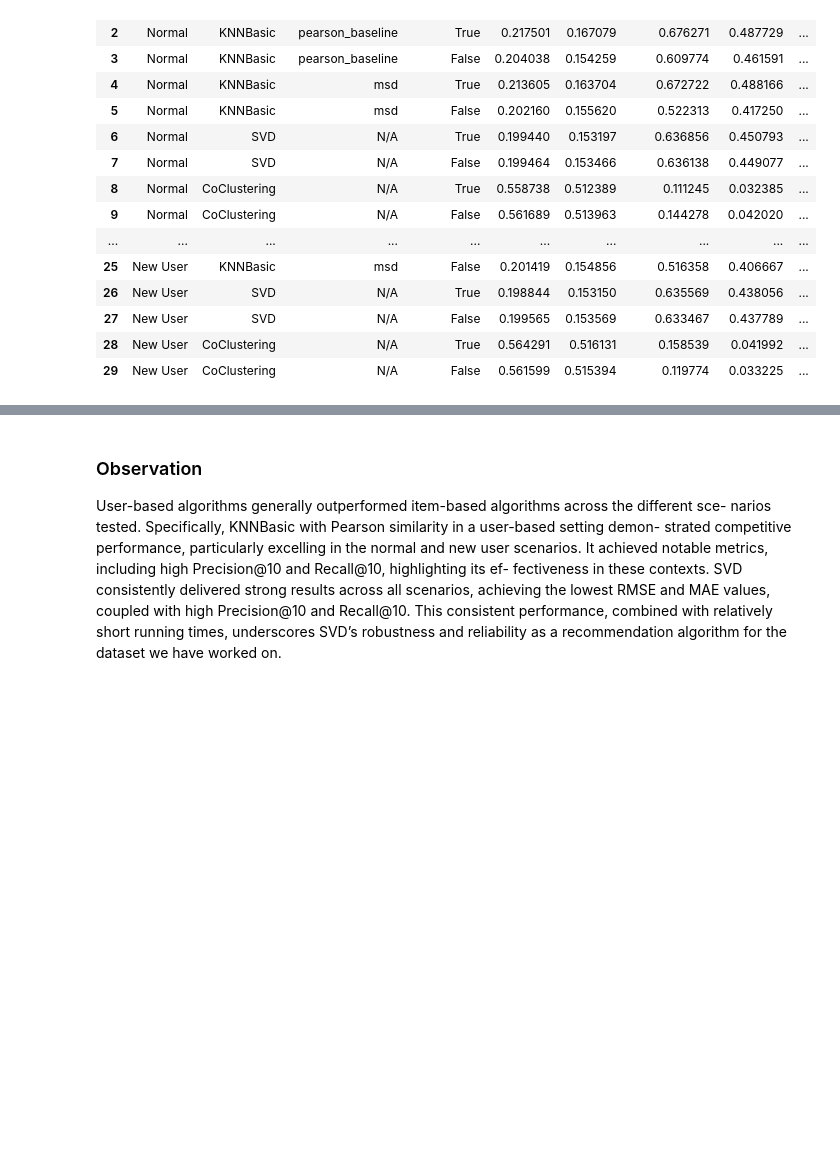
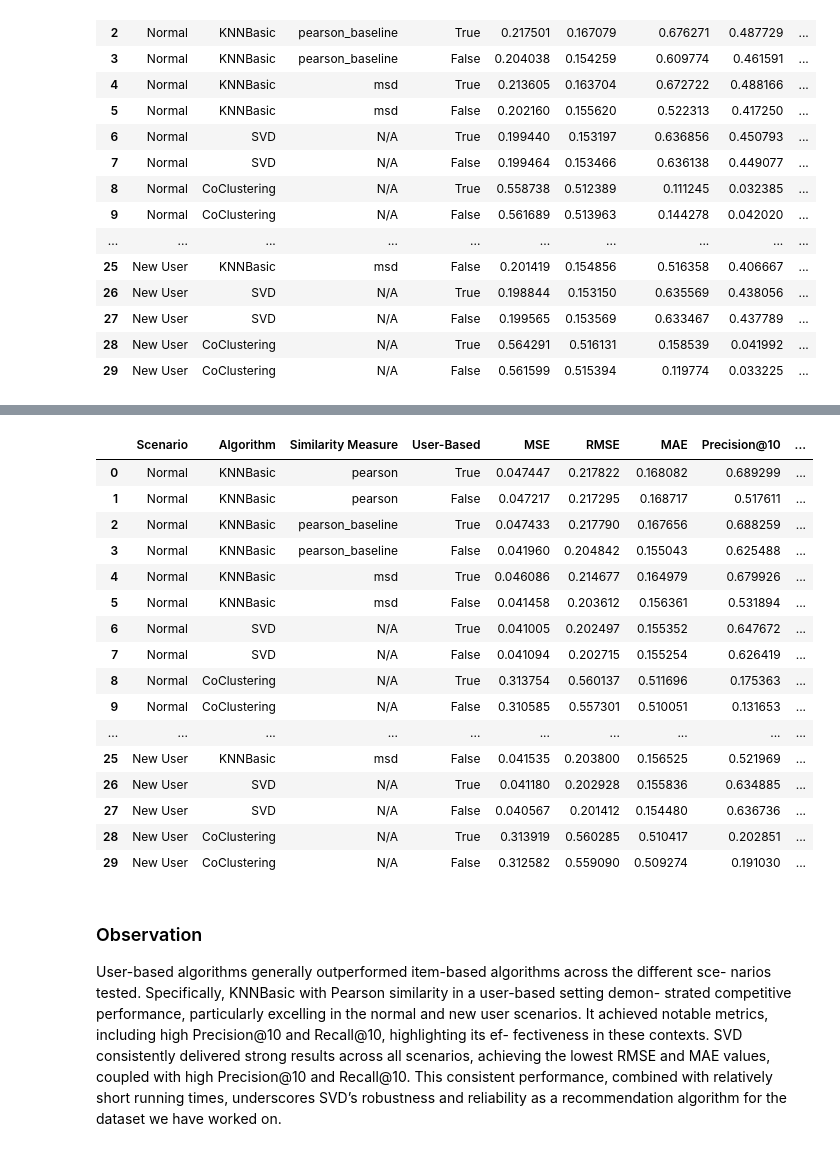
Before and after one commit to diatt17/mrp_masters, a Jupyter notebook: Experimentation and Results.ipynb, the cells around one changed output, grey strips where cells are left out. Drawn from its saved outputs; the diff is of its cells as text; code cells hidden in the pictures; blank space fills up the shorter version.

```diff
--- a/Experimentation and Results.ipynb
+++ b/Experimentation and Results.ipynb
@@ -330,3 +321,12 @@ results_CF1
 | 27 | New User | SVD | N/A | False | 0.199565 | 0.153569 | 0.633467 | 0.437789 | ... |
 | 28 | New User | CoClustering | N/A | True | 0.564291 | 0.516131 | 0.158539 | 0.041992 | ... |
 | 29 | New User | CoClustering | N/A | False | 0.561599 | 0.515394 | 0.119774 | 0.033225 | ... |
+# %%
+# Evaluate normal scenario
+results_normal = evaluate_all_scenarios(train_set, test_set, "Normal")
+
+# Evaluate sparse data scenario
+results_sparse = evaluate_all_scenarios(sparse_train_set, test_set, "Sparse")
+
+# Evaluate new user data scenario
+results_new_user = evaluate_all_scenarios(new_user_train_set, test_set, "New User")
@@ -333,3 +351,24 @@ results_CF1
+# %%
+results_CF= pd.DataFrame(results_normal + results_sparse + results_new_user)
+results_CF
+# %% [output]
+|  | Scenario | Algorithm | Similarity Measure | User-Based | MSE | RMSE | MAE | Precision@10 | ... |
+| 0 | Normal | KNNBasic | pearson | True | 0.047447 | 0.217822 | 0.168082 | 0.689299 | ... |
+| 1 | Normal | KNNBasic | pearson | False | 0.047217 | 0.217295 | 0.168717 | 0.517611 | ... |
+| 2 | Normal | KNNBasic | pearson_baseline | True | 0.047433 | 0.217790 | 0.167656 | 0.688259 | ... |
+| 3 | Normal | KNNBasic | pearson_baseline | False | 0.041960 | 0.204842 | 0.155043 | 0.625488 | ... |
+| 4 | Normal | KNNBasic | msd | True | 0.046086 | 0.214677 | 0.164979 | 0.679926 | ... |
+| 5 | Normal | KNNBasic | msd | False | 0.041458 | 0.203612 | 0.156361 | 0.531894 | ... |
+| 6 | Normal | SVD | N/A | True | 0.041005 | 0.202497 | 0.155352 | 0.647672 | ... |
+| 7 | Normal | SVD | N/A | False | 0.041094 | 0.202715 | 0.155254 | 0.626419 | ... |
+| 8 | Normal | CoClustering | N/A | True | 0.313754 | 0.560137 | 0.511696 | 0.175363 | ... |
+| 9 | Normal | CoClustering | N/A | False | 0.310585 | 0.557301 | 0.510051 | 0.131653 | ... |
+| ... | ... | ... | ... | ... | ... | ... | ... | ... | ... |
+| 25 | New User | KNNBasic | msd | False | 0.041535 | 0.203800 | 0.156525 | 0.521969 | ... |
+| 26 | New User | SVD | N/A | True | 0.041180 | 0.202928 | 0.155836 | 0.634885 | ... |
+| 27 | New User | SVD | N/A | False | 0.040567 | 0.201412 | 0.154480 | 0.636736 | ... |
+| 28 | New User | CoClustering | N/A | True | 0.313919 | 0.560285 | 0.510417 | 0.202851 | ... |
+| 29 | New User | CoClustering | N/A | False | 0.312582 | 0.559090 | 0.509274 | 0.191030 | ... |
 # %% [markdown]
 ### Observation
 
```
Also changed, not shown: parts of 44 cells of this notebook, 3 other files.
